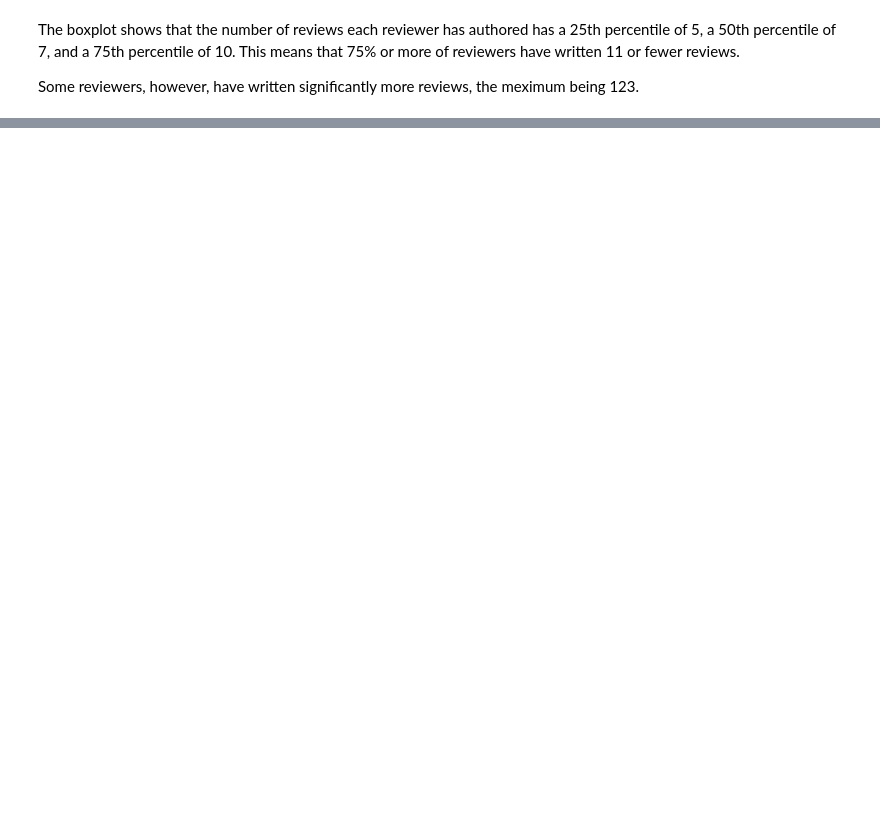
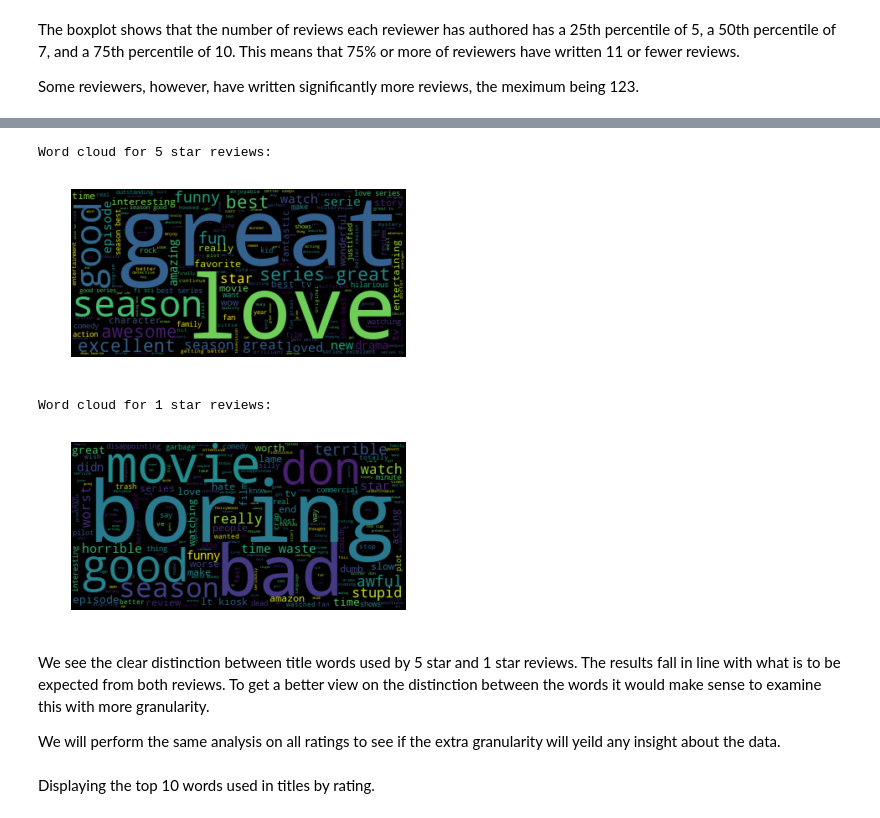
Before and after one commit to popov95s/CSE5324-Labs, a Jupyter notebook: lab-one/combined-understanding-viz.ipynb, the cells around one changed output, grey strips where cells are left out. Cells and saved outputs as stored; diff of their text form; code cells hidden in the pictures; blank space fills up the shorter version.

Commit message:
added word cloud and made writing better

```diff
--- a/lab-one/combined-understanding-viz.ipynb
+++ b/lab-one/combined-understanding-viz.ipynb
@@ -513,0 +320,62 @@ plt.show()
+# %%
+from sklearn.feature_extraction.text import CountVectorizer
+from wordcloud import WordCloud
+import matplotlib.pyplot as plt
+import itertools
+
+
+df_ratings = dataframe.groupby(by="overall")
+df_five_star = df_ratings.get_group(5)
+df_one_star = df_ratings.get_group(1)
+count_vect_one = CountVectorizer(stop_words='english')
+count_vect_five = CountVectorizer(stop_words='english')
+corpus_five = count_vect_five.fit_transform(df_five_star['summary'])
+corpus_one = count_vect_one.fit_transform(df_one_star['summary'])
+
+#print (corpus)
+
+#Only use the first 100,000 reviews for this visualization
+num_reviews = 100000
+
+text_five = count_vect_five.inverse_transform(corpus_five)
+text_five = list(itertools.chain.from_iterable(text_five[:num_reviews]))
+
+text_one = count_vect_one.inverse_transform(corpus_one)
+text_one = list(itertools.chain.from_iterable(text_one[:num_reviews]))
+
+
+string_five = ""
+for x in text_five:
+    string_five += x + ","
+
+
+string_one = ""
+for x in text_one:
+    string_one += x + ","
+
+print ("Word cloud for 5 star reviews:")
+# Generate a word cloud image FIVE STAR
+wordcloud = WordCloud().generate(string_five)
+
+# Display the generated image:
+plt.imshow(wordcloud, interpolation='bilinear')
+plt.axis("off")
+plt.show()
+
+print ("Word cloud for 1 star reviews:")
+# Generate a word cloud image ONE STAR
+wordcloud = WordCloud().generate(string_one)
+
+# Display the generated image:
+plt.imshow(wordcloud, interpolation='bilinear')
+plt.axis("off")
+plt.show()
+# %% [output]
+Word cloud for 5 star reviews:
+[figure, added]
+Word cloud for 1 star reviews:
+[figure, added]
+# %% [markdown]
+We see the clear distinction between title words used by 5 star and 1 star reviews. The results fall in line with what is to be expected from both reviews. To get a better view on the distinction between the words it would make sense to examine this with more granularity.
+
+We will perform the same analysis on all ratings to see if the extra granularity will yeild any insight about the data.
@@ -513,0 +403,2 @@ plt.show()
+# %% [markdown]
+Displaying the top 10 words used in titles by rating.
```
Also changed, not shown: parts of 30 cells of this notebook.
